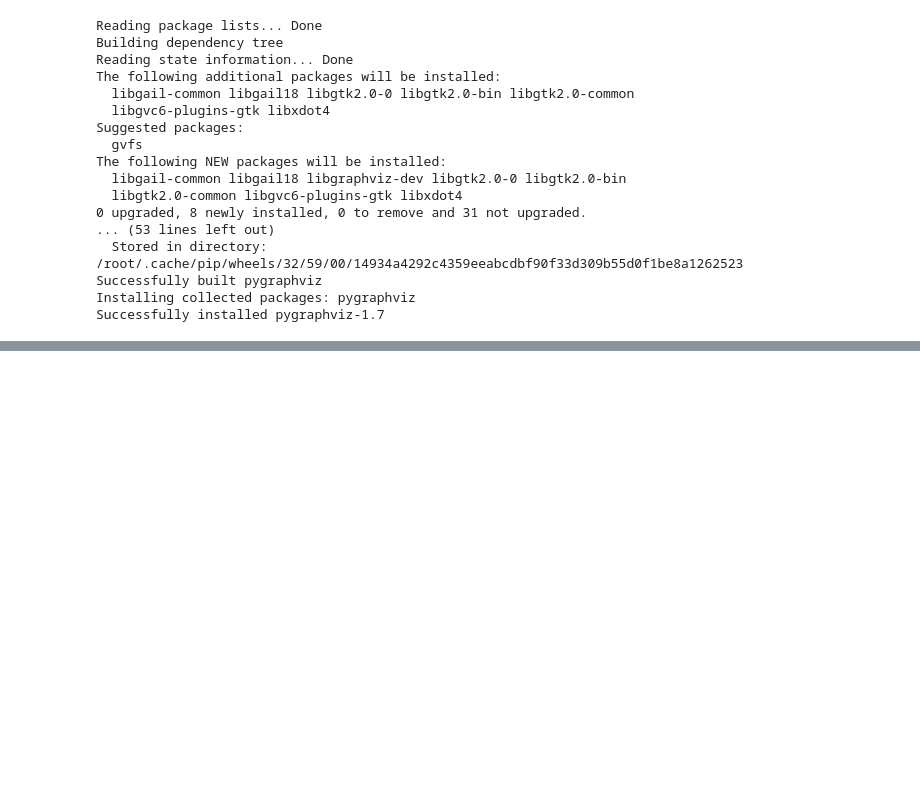
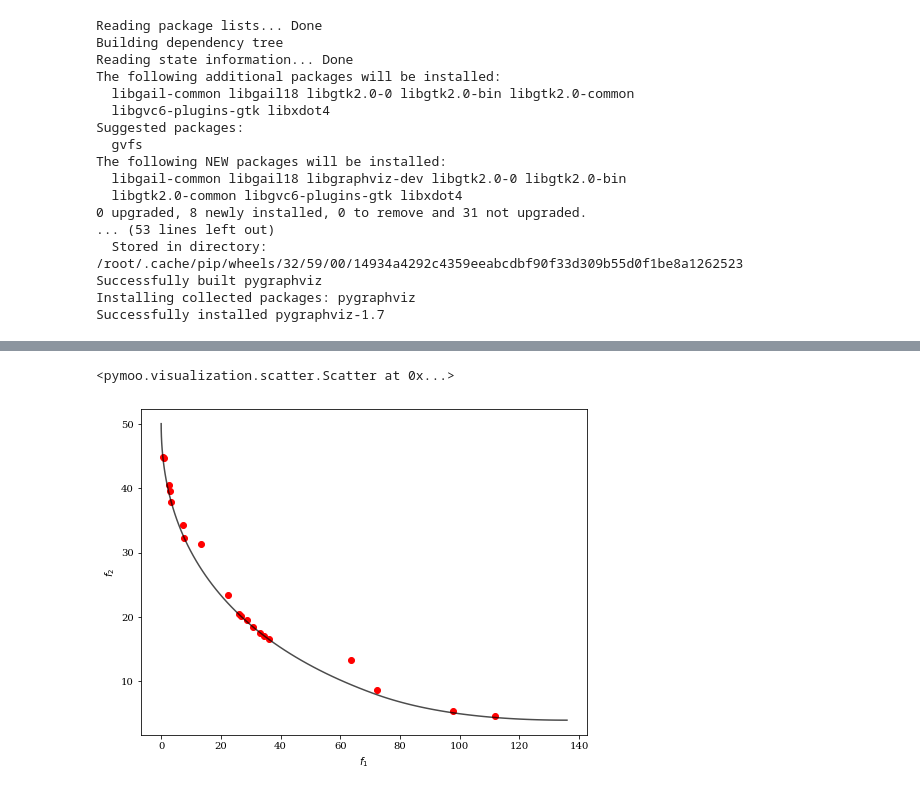
Before and after one commit to Negfir/Bayesian-GA, a Jupyter notebook: PGM_Transformer.ipynb, the cells around one changed output, grey strips where cells are left out. Drawn from its saved outputs; the diff is of its cells as text; code cells hidden in the pictures; blank space fills up the shorter version.

```diff
--- a/PGM_Transformer.ipynb
+++ b/PGM_Transformer.ipynb
@@ -460,0 +666,23 @@ test loss, test acc: [0.39235323667526245, 0.8468800187110901]
+# %%
+from pymoo.algorithms.nsga2 import NSGA2
+from pymoo.factory import get_problem, get_sampling, get_crossover, get_mutation
+from pymoo.optimize import minimize
+from pymoo.visualization.scatter import Scatter
+
+problem = get_problem("bnh")
+
+algorithm = NSGA2(pop_size=20)
+
+res = minimize(problem,
+               algorithm,
+               ('n_gen', 2),
+               seed=1,
+               verbose=False)
+
+plot = Scatter()
+plot.add(problem.pareto_front(), plot_type="line", color="black", alpha=0.7)
+plot.add(res.F, color="red")
+plot.show()
+# %% [output]
+<pymoo.visualization.scatter.Scatter at 0x...>
+[figure, added]
```
Also changed, not shown: parts of 19 cells of this notebook.
